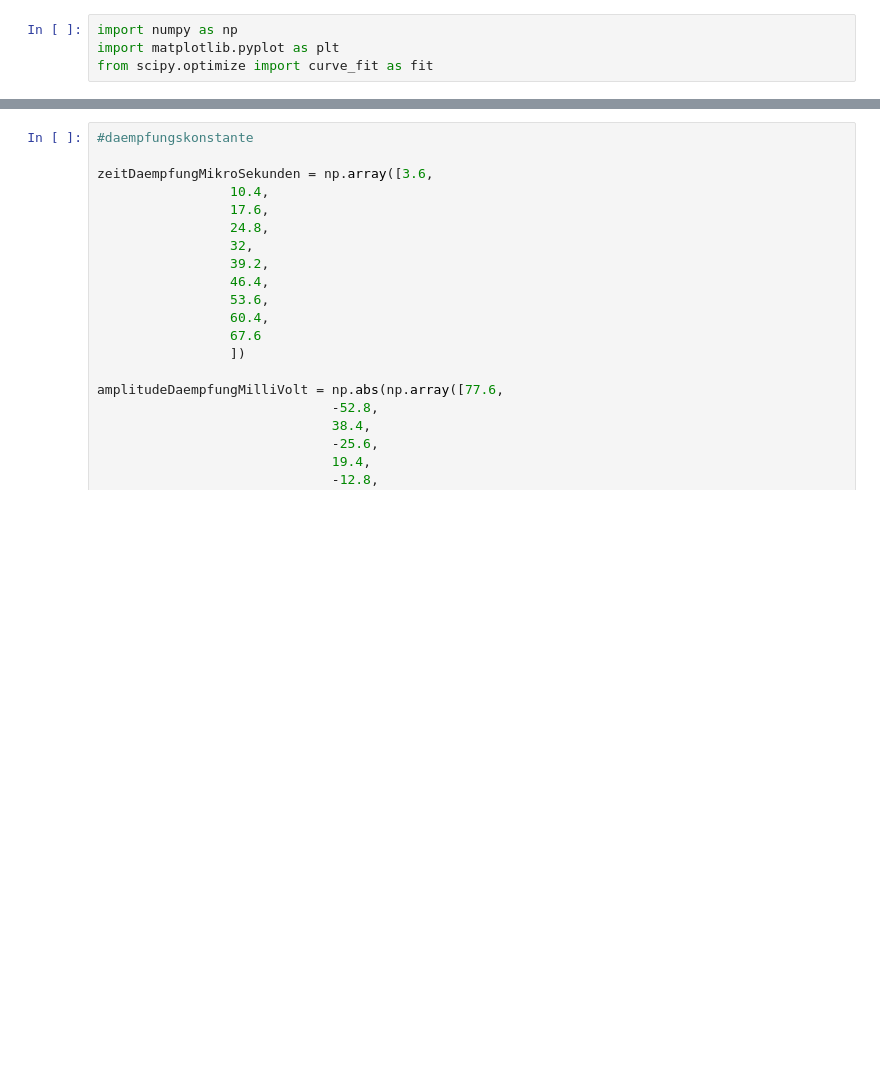
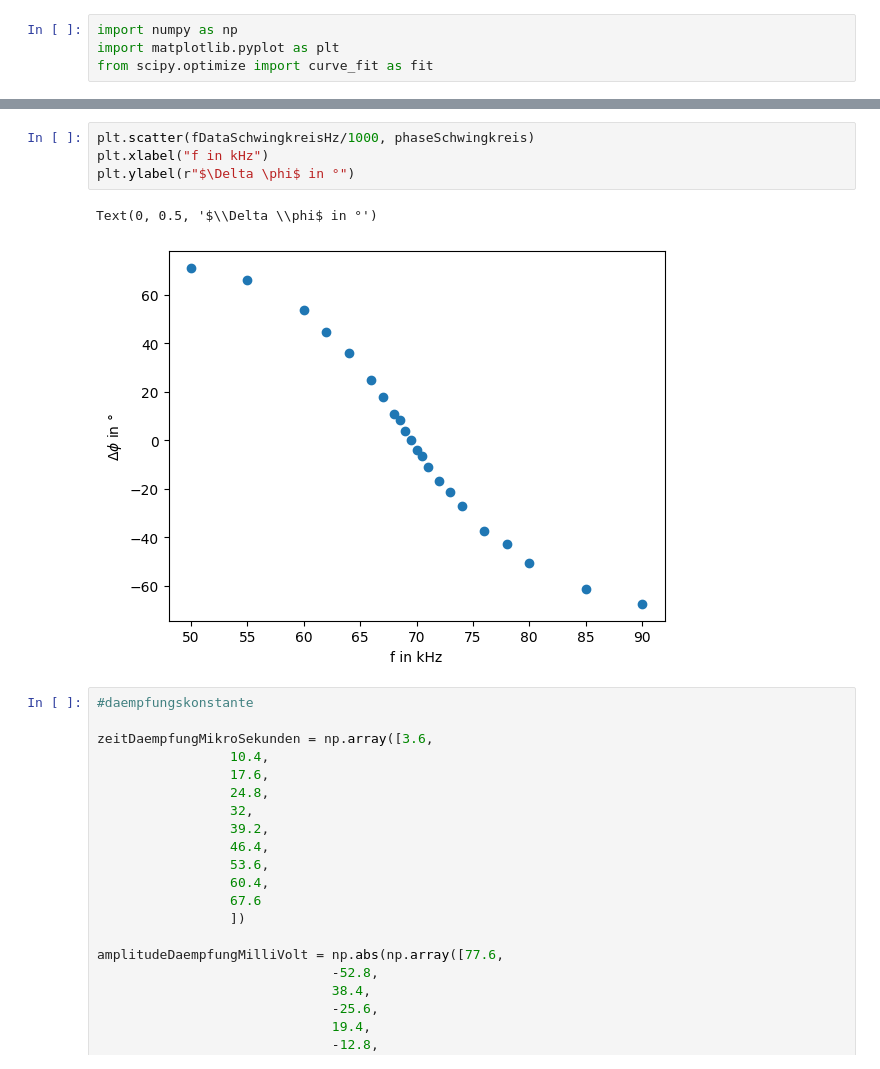
Before and after one commit to MaggdaDev/AP2, a Jupyter notebook: OSZ/osz.ipynb, the cells around one changed output, grey strips where cells are left out. Drawn from its saved outputs; the diff is of its cells as text; blank space fills up the shorter version.

```diff
--- a/OSZ/osz.ipynb
+++ b/OSZ/osz.ipynb
@@ -103,3 +125,10 @@ plt.scatter(frequenzSchwingkreis, uOutSchwingkreis)
+# %%
+plt.scatter(fDataSchwingkreisHz/1000, phaseSchwingkreis)
+plt.xlabel("f in kHz")
+plt.ylabel(r"$\Delta \phi$ in °")
+# %% [output]
+Text(0, 0.5, '$\\Delta \\phi$ in °')
+[figure, added]
 # %%
 #daempfungskonstante
 
```
Also changed, not shown: parts of 4 cells of this notebook.
